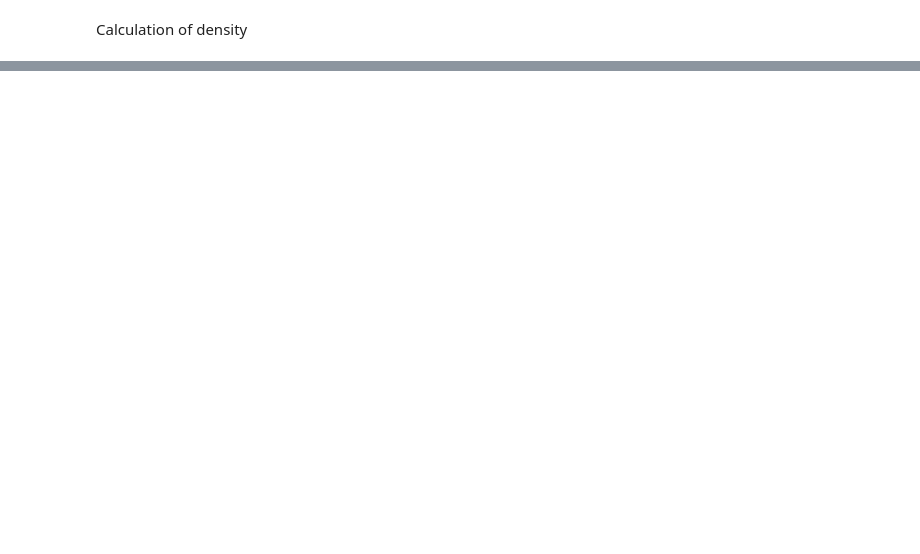
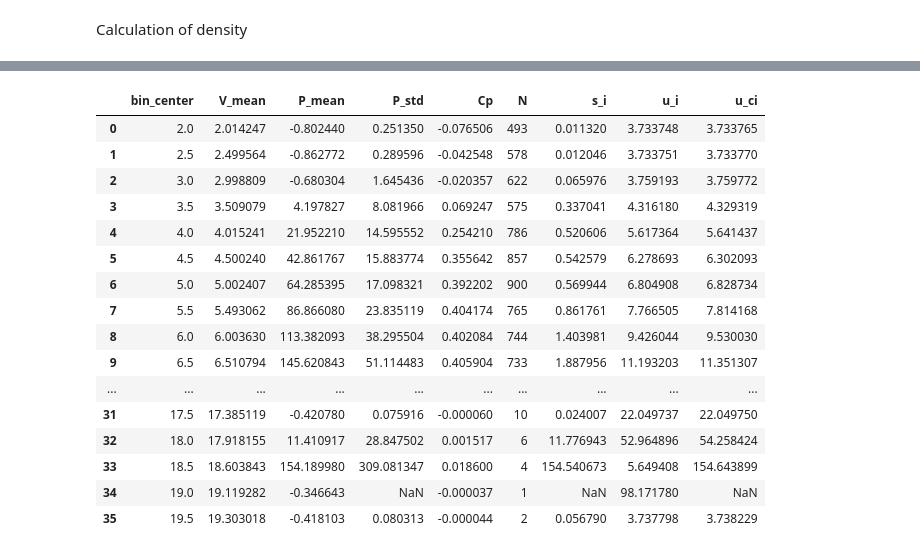
Before and after one commit to s254253/46400-WTMT, a Jupyter notebook: assignment3/question1.ipynb, the cells around one changed output, grey strips where cells are left out. Cells and saved outputs as stored; diff of their text form; code cells hidden in the pictures; blank space fills up the shorter version.

```diff
--- a/assignment3/question1.ipynb
+++ b/assignment3/question1.ipynb
@@ -398,0 +518,20 @@ power_curve
+# %%
+q32_table
+# %% [output]
+|  | bin_center | V_mean | P_mean | P_std | Cp | N | s_i | u_i | u_ci |
+| 0 | 2.0 | 2.014247 | -0.802440 | 0.251350 | -0.076506 | 493 | 0.011320 | 3.733748 | 3.733765 |
+| 1 | 2.5 | 2.499564 | -0.862772 | 0.289596 | -0.042548 | 578 | 0.012046 | 3.733751 | 3.733770 |
+| 2 | 3.0 | 2.998809 | -0.680304 | 1.645436 | -0.020357 | 622 | 0.065976 | 3.759193 | 3.759772 |
+| 3 | 3.5 | 3.509079 | 4.197827 | 8.081966 | 0.069247 | 575 | 0.337041 | 4.316180 | 4.329319 |
+| 4 | 4.0 | 4.015241 | 21.952210 | 14.595552 | 0.254210 | 786 | 0.520606 | 5.617364 | 5.641437 |
+| 5 | 4.5 | 4.500240 | 42.861767 | 15.883774 | 0.355642 | 857 | 0.542579 | 6.278693 | 6.302093 |
+| 6 | 5.0 | 5.002407 | 64.285395 | 17.098321 | 0.392202 | 900 | 0.569944 | 6.804908 | 6.828734 |
+| 7 | 5.5 | 5.493062 | 86.866080 | 23.835119 | 0.404174 | 765 | 0.861761 | 7.766505 | 7.814168 |
+| 8 | 6.0 | 6.003630 | 113.382093 | 38.295504 | 0.402084 | 744 | 1.403981 | 9.426044 | 9.530030 |
+| 9 | 6.5 | 6.510794 | 145.620843 | 51.114483 | 0.405904 | 733 | 1.887956 | 11.193203 | 11.351307 |
+| ... | ... | ... | ... | ... | ... | ... | ... | ... | ... |
+| 31 | 17.5 | 17.385119 | -0.420780 | 0.075916 | -0.000060 | 10 | 0.024007 | 22.049737 | 22.049750 |
+| 32 | 18.0 | 17.918155 | 11.410917 | 28.847502 | 0.001517 | 6 | 11.776943 | 52.964896 | 54.258424 |
+| 33 | 18.5 | 18.603843 | 154.189980 | 309.081347 | 0.018600 | 4 | 154.540673 | 5.649408 | 154.643899 |
+| 34 | 19.0 | 19.119282 | -0.346643 | NaN | -0.000037 | 1 | NaN | 98.171780 | NaN |
+| 35 | 19.5 | 19.303018 | -0.418103 | 0.080313 | -0.000044 | 2 | 0.056790 | 3.737798 | 3.738229 |
```
Also changed, not shown: parts of 30 cells of this notebook.
